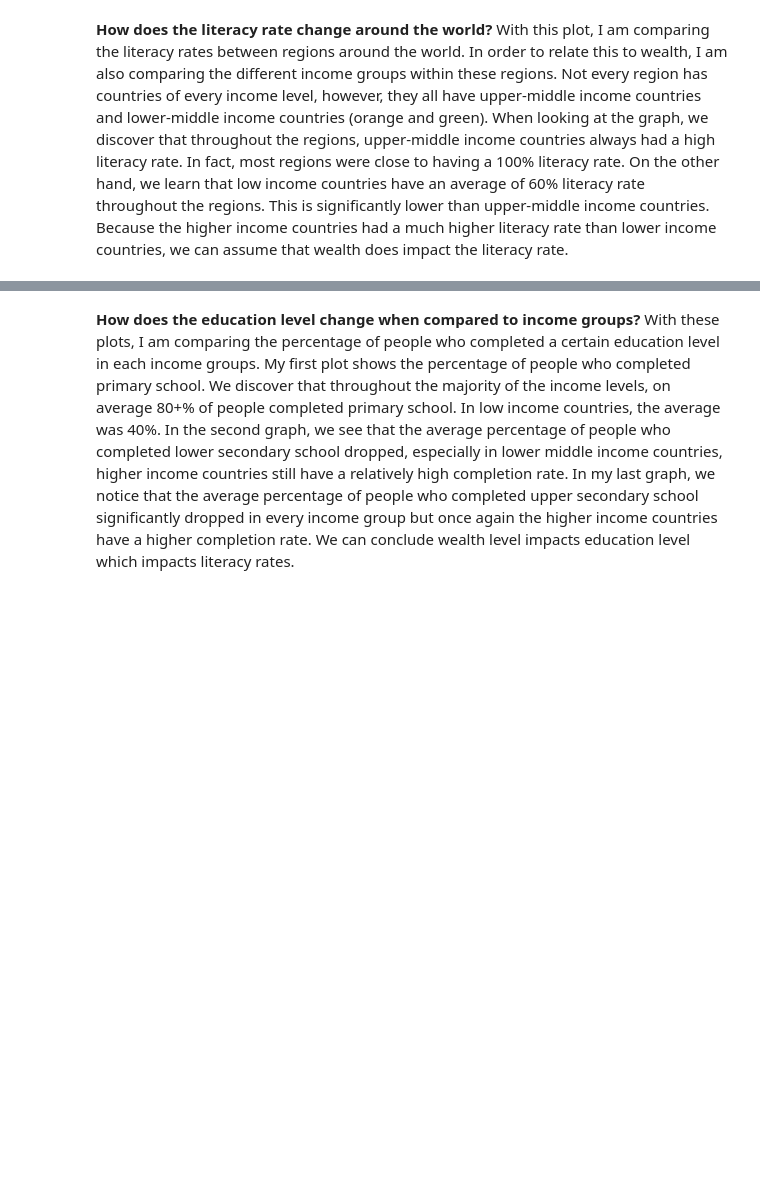
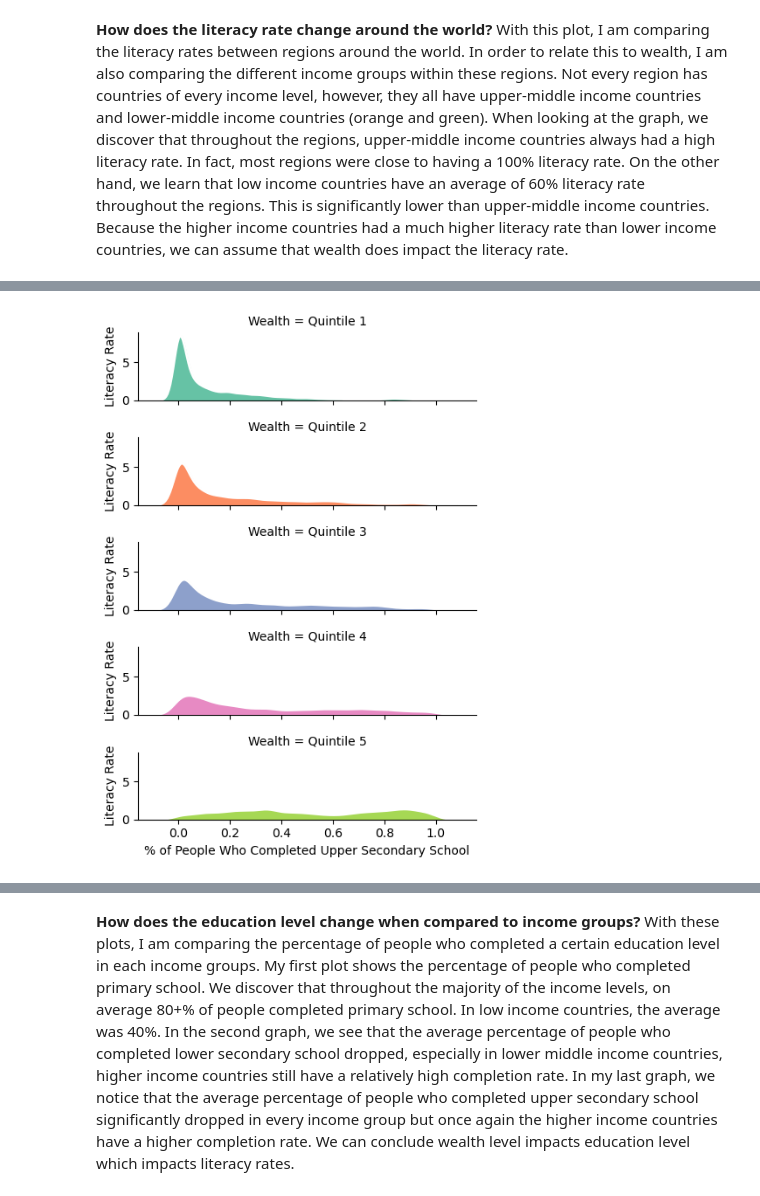
Before and after one commit to ubco-W2022T2-data301/project-group-group18, a Jupyter notebook: analysis/analysis2.ipynb, the cells around one changed output, grey strips where cells are left out. Drawn from its saved outputs; the diff is of its cells as text; code cells hidden in the pictures; blank space fills up the shorter version.

```diff
--- a/analysis/analysis2.ipynb
+++ b/analysis/analysis2.ipynb
@@ -28,0 +29,7 @@ pf.barplot(dataset)
+# %%
+#fig, axes = plt.subplots(1, 3, figsize=(19, 5),sharey=True)
+#fig.suptitle('% of People Who Completed Different School Levels Based on Income Groups')
+
+pf.ridgeline1(dataset)
+# %% [output]
+[figure, added]
```
Also changed, not shown: parts of 6 cells of this notebook, 3 other files.
